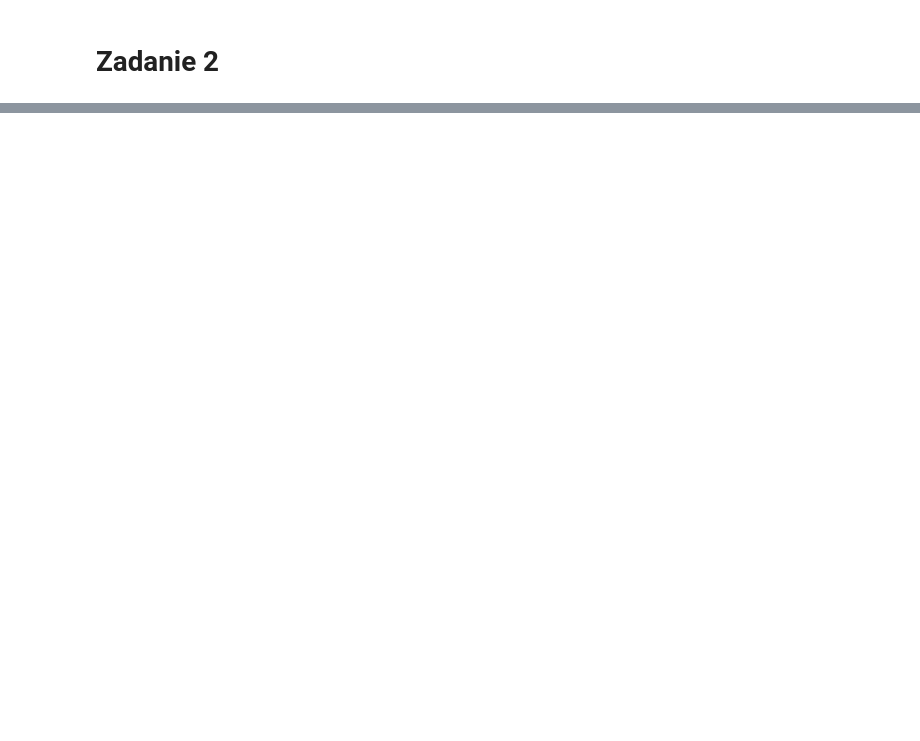
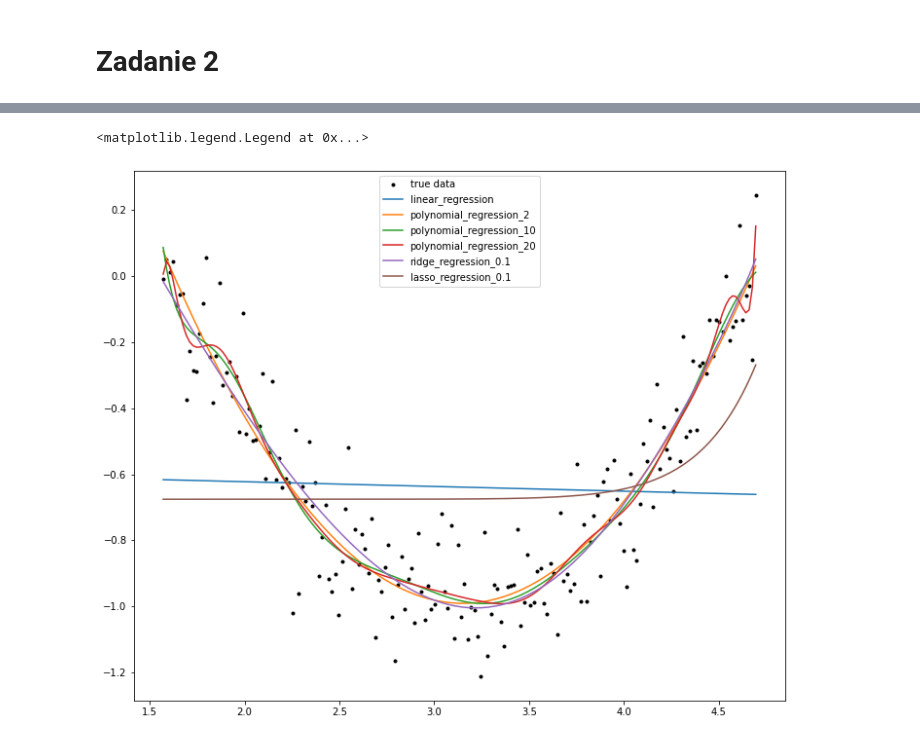
Before and after one commit to mdabrowski-phd/ds250223_regul, a Jupyter notebook: 02_regularyzacja/01_regularyzacja_model_regresji.ipynb, the cells around one changed output, grey strips where cells are left out. Saved outputs shown, nothing was run; the diff lists cells and outputs as text; code cells hidden in the pictures; blank space fills up the shorter version.

```diff
--- a/02_regularyzacja/01_regularyzacja_model_regresji.ipynb
+++ b/02_regularyzacja/01_regularyzacja_model_regresji.ipynb
@@ -324,0 +332,27 @@ Dopasuj model regresji:
+# %%
+def fit_model(X,y,model,power):
+  new_model = make_pipeline(
+      PolynomialFeatures(power),
+      StandardScaler(),
+      model
+  )
+  new_model.fit(X,y)
+  return(new_model.predict(X))
+# %%
+models = {}
+models['linear_regression'] = {'power': 1, 'model': LinearRegression()}
+models['polynomial_regression2'] = {'power': 2, 'model': LinearRegression()}
+models['polynomial_regression10'] = {'power': 10, 'model': LinearRegression()}
+models['polynomial_regression20'] = {'power': 20, 'model': LinearRegression()}
+models['ridge_regression_0.1'] = {'power': 20, 'model': Ridge(alpha = 0.1)}
+models['lasso_regression_0.1'] = {'power': 20, 'model': Lasso(alpha = 0.1)}
+# %%
+def rss_fun(y,y_pred):
+  return(sum((y-y_pred)**2))
+# %%
+y_pred_dict = {}
+rss = {}
+for key,values in zip(models,models.values()):
+  y_pred = fit_model(X,y,values['model'],values['power'])
+  y_pred_dict[key] = y_pred
+  rss[key] = rss_fun(y_pred,y)
@@ -324,0 +369,14 @@ Dopasuj model regresji:
+# %%
+rcParams['figure.figsize'] = 12, 10
+
+labels = ['true data'] + ['linear_regression', 'polynomial_regression_2',
+                          'polynomial_regression_10', 'polynomial_regression_20',
+                          'ridge_regression_0.1', 'lasso_regression_0.1']
+
+plt.plot(x, y, '.', color = 'black', label="data")
+for y_pred in y_pred_dict.values():
+    plt.plot(x, y_pred)
+plt.legend(labels)
+# %% [output]
+<matplotlib.legend.Legend at 0x...>
+[figure, added]
```
Also changed, not shown: parts of 20 cells of this notebook, 3 other files.
